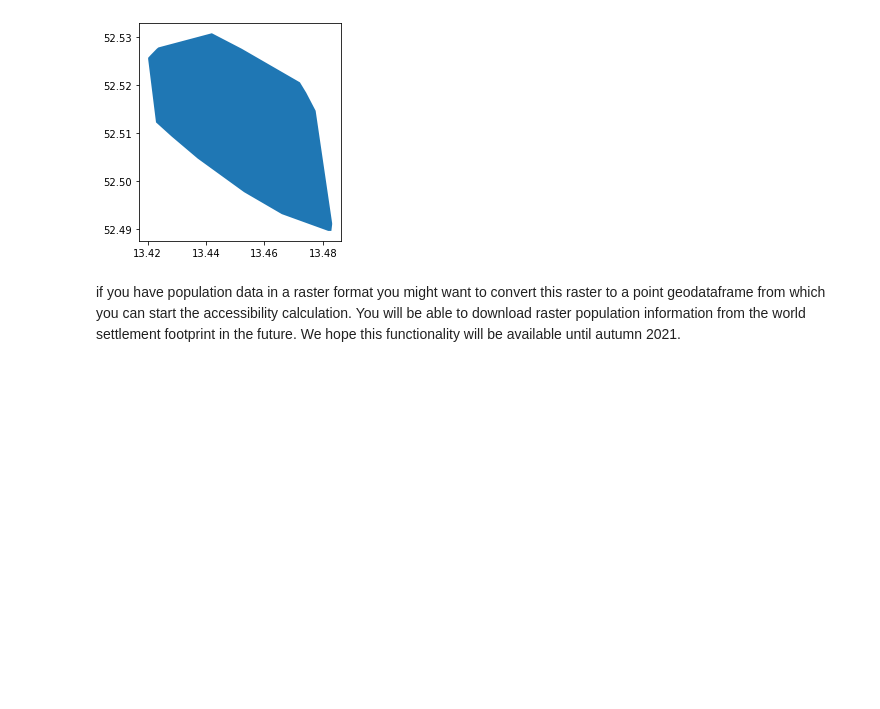
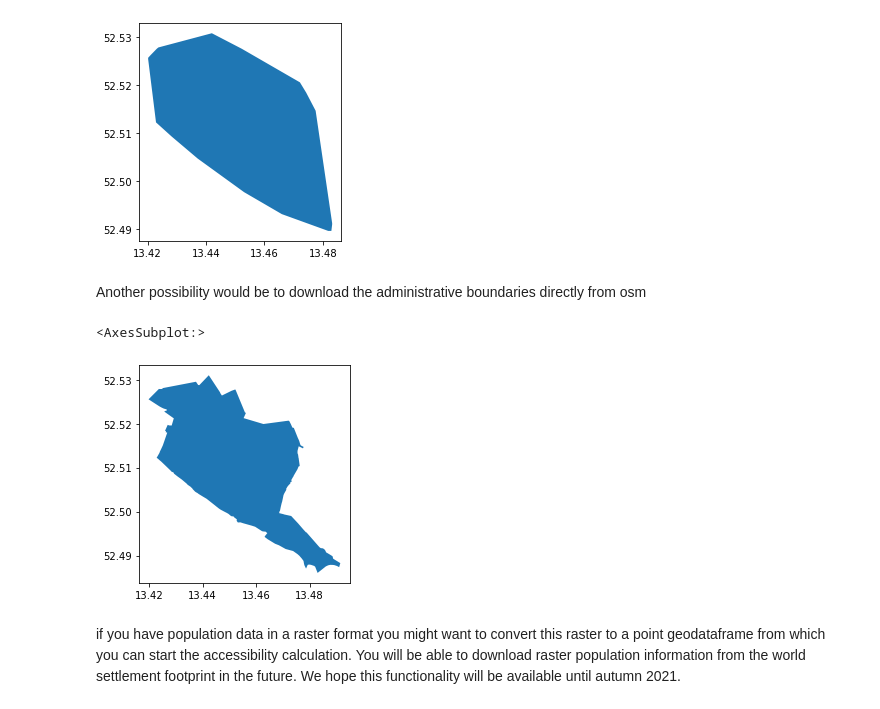
Before and after one commit to DLR-VF/PtAC-examples, a Jupyter notebook: notebooks/friedrichshain_example.ipynb, the cells around one changed output. Drawn from its saved outputs; the diff is of its cells as text; code cells hidden in the pictures; blank space fills up the shorter version.

```diff
--- a/notebooks/friedrichshain_example.ipynb
+++ b/notebooks/friedrichshain_example.ipynb
@@ -29,6 +29,18 @@ boundary_gdf.plot()
 # %% [output]
 <AxesSubplot:>
 [figure]
+# %% [markdown]
+Another possibility would be to download the administrative boundaries directly from osm
+# %%
+query = ["friedrichshain", 1]
+
+gdf_place = ox.geocoder.geocode_to_gdf(query[0], which_result=query[1])
+gdf_place.to_file(project_path + "/data/%s_boundary.shp" % (query[0]))
+
+gdf_place.plot()
+# %% [output]
+<AxesSubplot:>
+[figure, added]
 # %% [markdown]
 if you have population data in a raster format you might want to convert this raster to a point geodataframe from
 which you can start the accessibility calculation. You will be able to download raster population information from the
```
Also changed, not shown: 1 other file.
